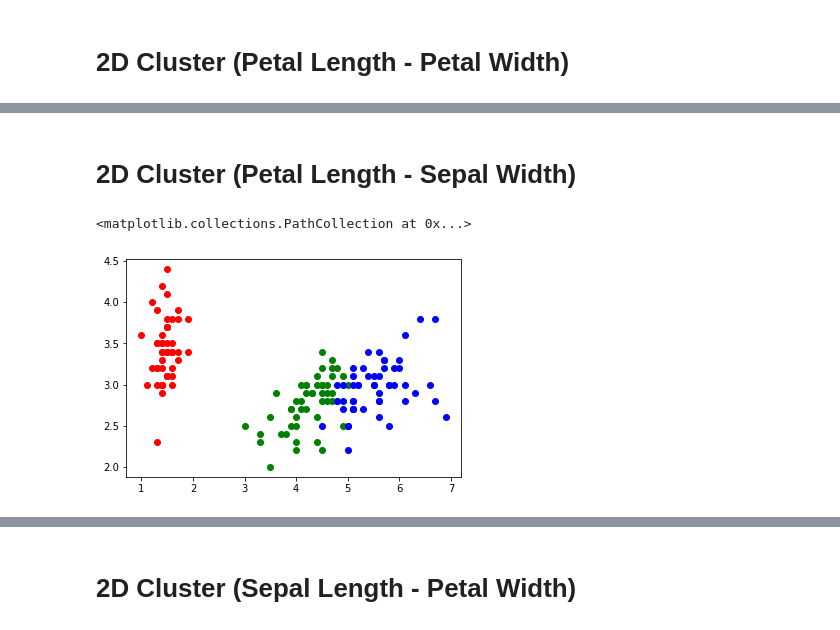
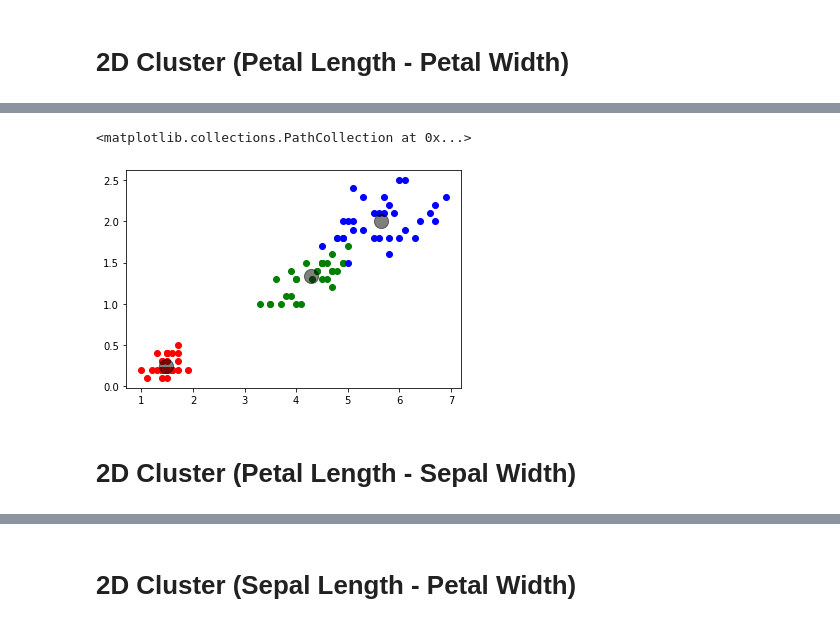
Before and after one commit to NiazBinSiraj/ML-Testing, a Jupyter notebook: 2D_Cluster_of_IRIS_Dataset.ipynb, the cells around one changed output, grey strips where cells are left out. Cells and saved outputs as stored; diff of their text form; code cells hidden in the pictures.

```diff
--- a/2D_Cluster_of_IRIS_Dataset.ipynb
+++ b/2D_Cluster_of_IRIS_Dataset.ipynb
@@ -132,9 +210,14 @@ pyplot.scatter(irisVirginicaPetalLength, irisVirginicaPetalWidth, color='b')
+# %%
+pyplot.scatter(irisSetosaPetalLength_train, irisSetosaPetalWidth_train, color='r')
+pyplot.scatter(irisSetosaPetalLengthMean, irisSetosaPetalWidthMean, c='black', s=200, alpha=0.5)
+
+pyplot.scatter(irisVersicolorPetalLength_train, irisVersicolorPetalWidth_train, color='g')
+pyplot.scatter(irisVersicolorPetalLengthMean, irisVersicolorPetalWidthMean, c='black', s=200, alpha=0.5)
+
+pyplot.scatter(irisVirginicaPetalLength_train, irisVirginicaPetalWidth_train, color='b')
+pyplot.scatter(irisVirginicaPetalLengthMean, irisVirginicaPetalWidthMean, c='black', s=200, alpha=0.5)
+# %% [output]
+<matplotlib.collections.PathCollection at 0x...>
+[figure, added]
 # %% [markdown]
 # 2D Cluster **(Petal Length - Sepal Width)**
-# %%
-pyplot.scatter(irisSetosaPetalLength, irisSetosaSepalWidth, color='r')
-pyplot.scatter(irisVersicolorPetalLength, irisVersicolorSepalWidth, color='g')
-pyplot.scatter(irisVirginicaPetalLength, irisVirginicaSepalWidth, color='b')
-# %% [output]
-<matplotlib.collections.PathCollection at 0x...>
-[figure, removed]
```
Also changed, not shown: parts of 36 cells of this notebook.
